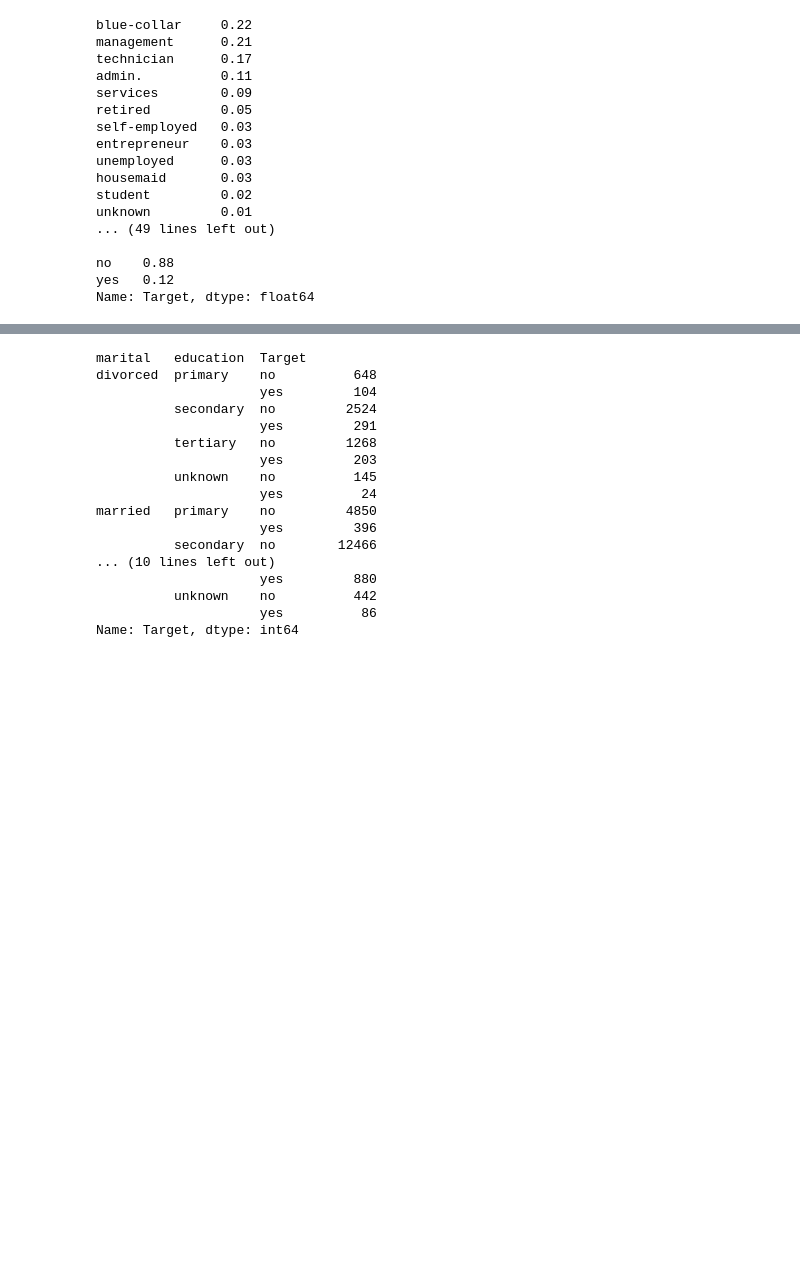
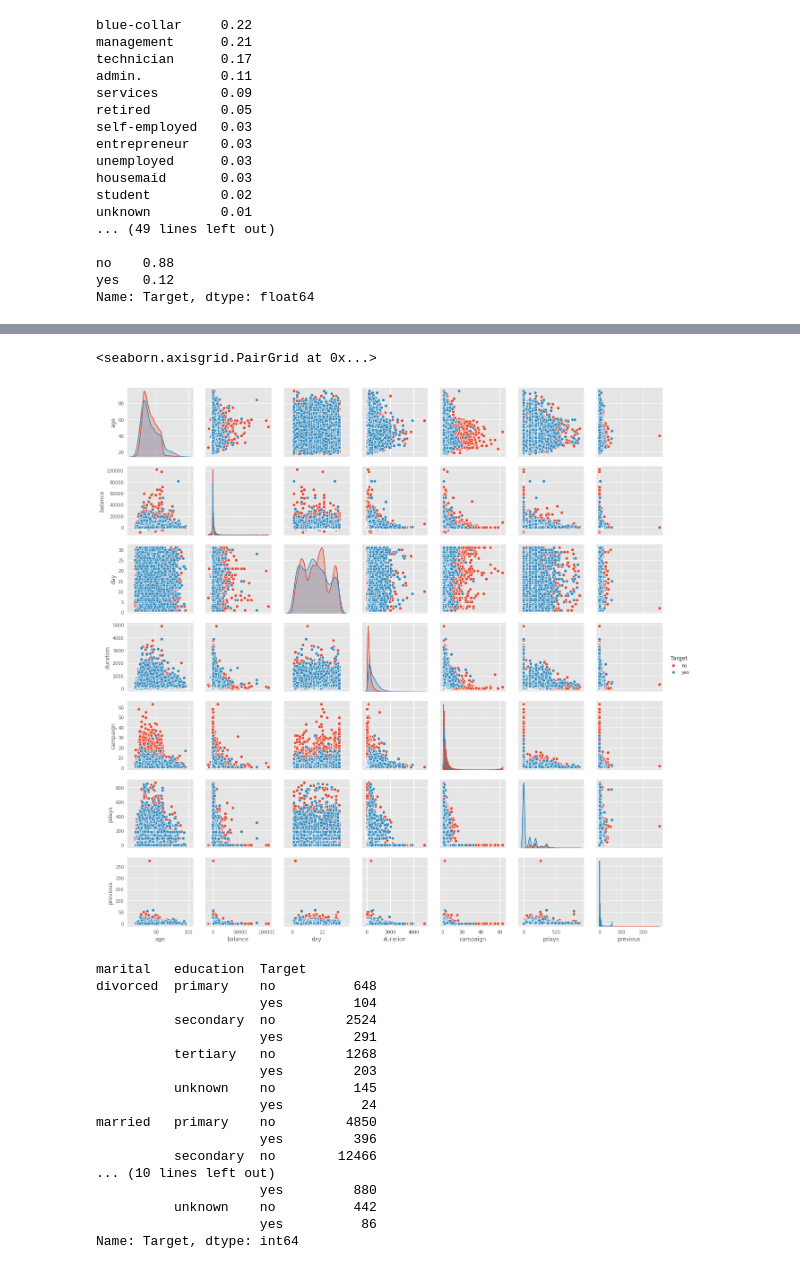
Before and after one commit to lauren-alexandra/subscription-prediction, a Jupyter notebook: Term_Deposit_Subscription_Prediction.ipynb, the cells around one changed output, grey strips where cells are left out. Saved outputs shown, nothing was run; the diff lists cells and outputs as text; code cells hidden in the pictures; blank space fills up the shorter version.

```diff
--- a/Term_Deposit_Subscription_Prediction.ipynb
+++ b/Term_Deposit_Subscription_Prediction.ipynb
@@ -177 +192,6 @@ Name: Target, dtype: float64
+# %%
+sns.pairplot(df, hue = 'Target')
+# %% [output]
+<seaborn.axisgrid.PairGrid at 0x...>
+[figure, added]
 # %%
```
Also changed, not shown: parts of 9 cells of this notebook.
